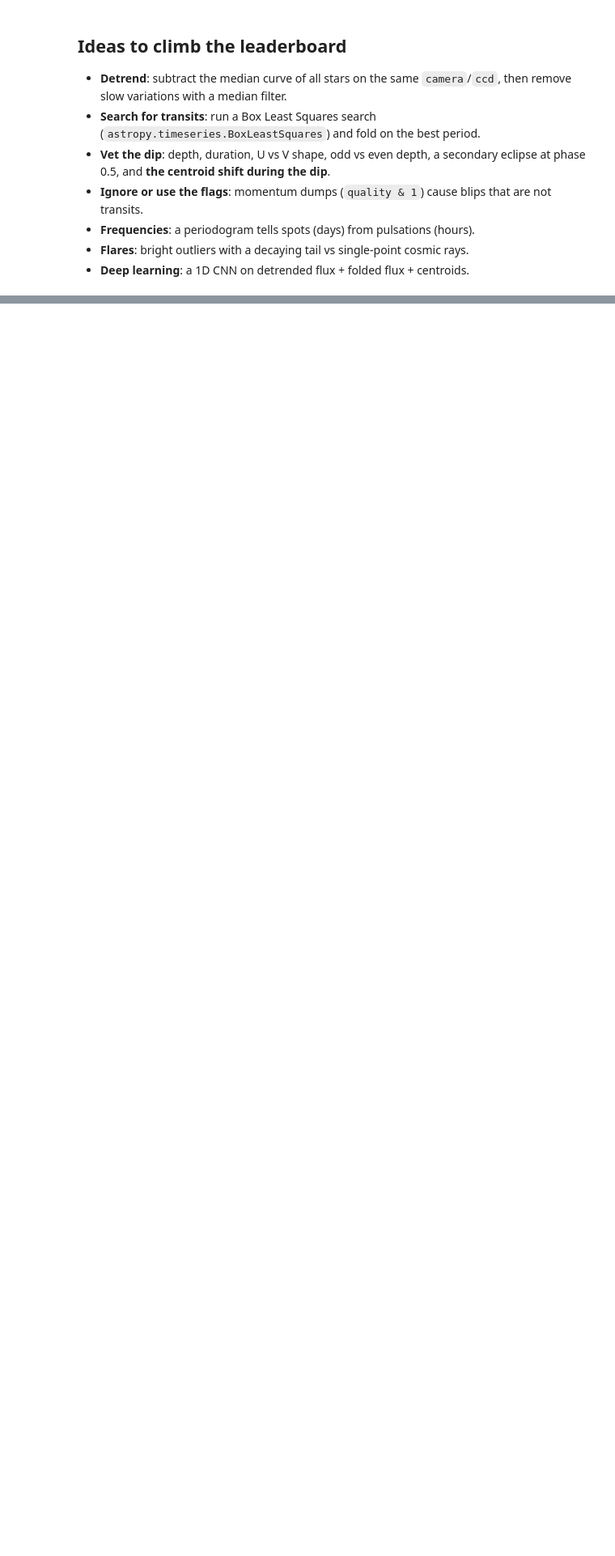
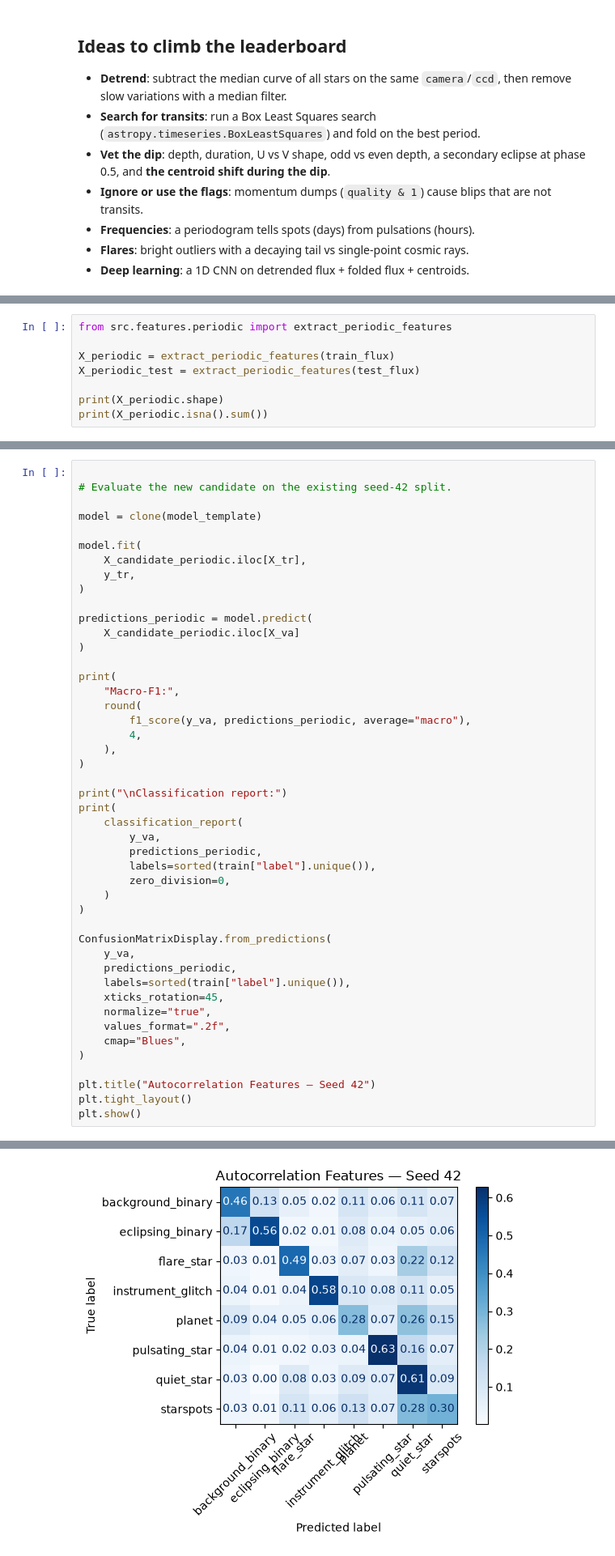
Before and after one commit to VishnuVardhanKasireddy/Planet-Hunter-ML-Challenge, a Jupyter notebook: notebooks/starter_notebook.ipynb, the cells around one changed output, grey strips where cells are left out. Shown at 81% size. Cells and saved outputs as stored; diff of their text form; blank space fills up the shorter version.

```diff
--- a/notebooks/starter_notebook.ipynb
+++ b/notebooks/starter_notebook.ipynb
@@ -86,0 +825,8 @@ sub.label.value_counts()
+# %%
+from src.features.periodic import extract_periodic_features
+
+X_periodic = extract_periodic_features(train_flux)
+X_periodic_test = extract_periodic_features(test_flux)
+
+print(X_periodic.shape)
+print(X_periodic.isna().sum())
@@ -86,0 +937,47 @@ sub.label.value_counts()
+# %%
+
+# Evaluate the new candidate on the existing seed-42 split.
+
+model = clone(model_template)
+
+model.fit(
+    X_candidate_periodic.iloc[X_tr],
+    y_tr,
+)
+
+predictions_periodic = model.predict(
+    X_candidate_periodic.iloc[X_va]
+)
+
+print(
+    "Macro-F1:",
+    round(
+        f1_score(y_va, predictions_periodic, average="macro"),
+        4,
+    ),
+)
+
+print("\nClassification report:")
+print(
+    classification_report(
+        y_va,
+        predictions_periodic,
+        labels=sorted(train["label"].unique()),
+        zero_division=0,
+    )
+)
+
+ConfusionMatrixDisplay.from_predictions(
+    y_va,
+    predictions_periodic,
+    labels=sorted(train["label"].unique()),
+    xticks_rotation=45,
+    normalize="true",
+    values_format=".2f",
+    cmap="Blues",
+)
+
+plt.title("Autocorrelation Features — Seed 42")
+plt.tight_layout()
+plt.show()
+# %% [output]
@@ -86,0 +1001 @@ sub.label.value_counts()
+[figure, added]
```
Also changed, not shown: parts of 49 cells of this notebook, 7 other files.
